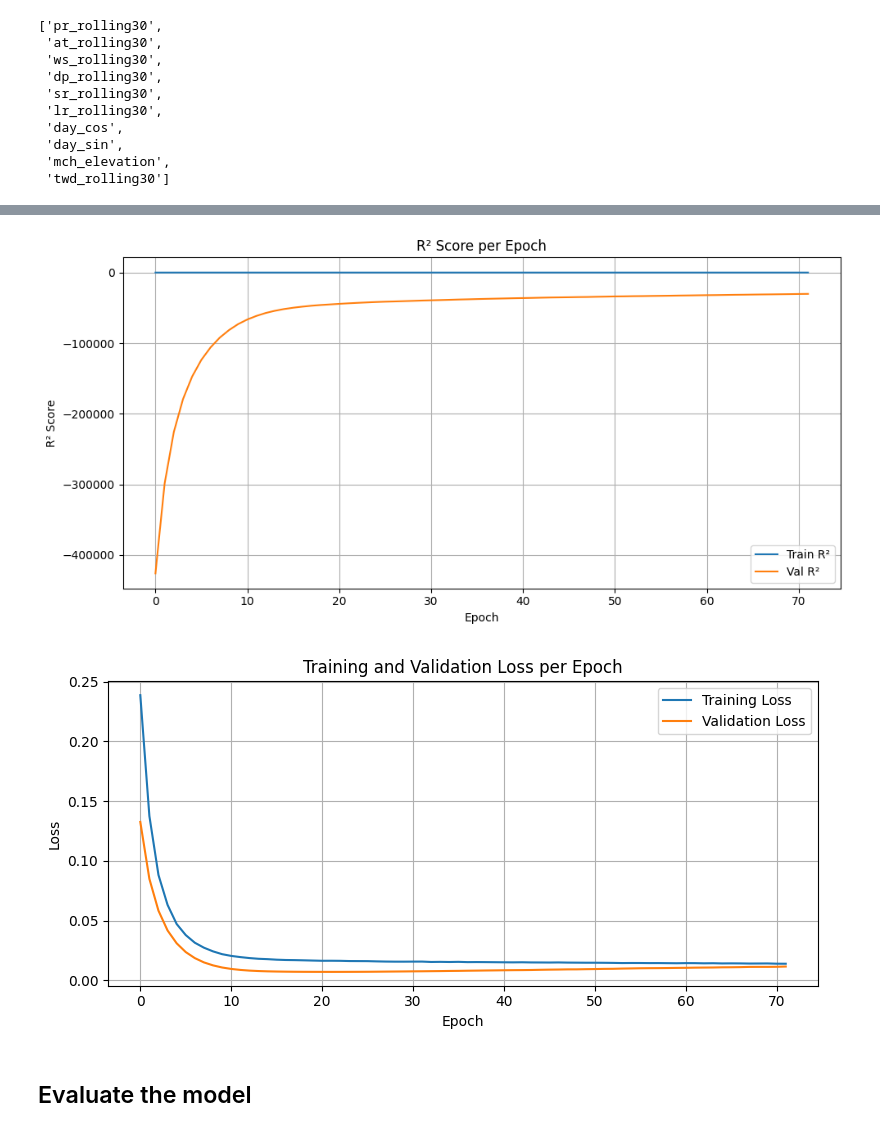
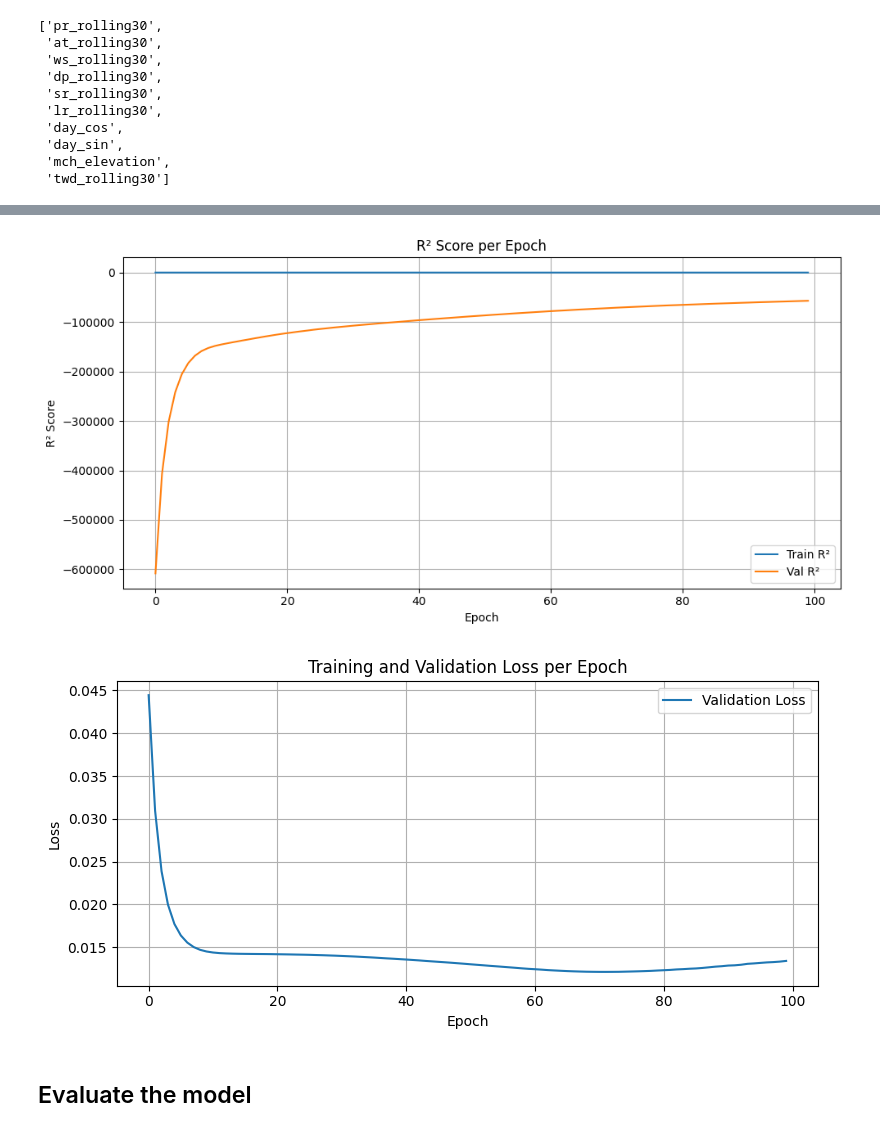
Before and after one commit to salomes97/Tree-Water-Deficit-Private, a Jupyter notebook: Transformer_Timeseries_Forecasting.ipynb, the cells around one changed output, grey strips where cells are left out. Saved outputs shown, nothing was run; the diff lists cells and outputs as text; code cells hidden in the pictures.

Commit message:
learning_rate=1e-6, weight_decay=0

```diff
--- a/Transformer_Timeseries_Forecasting.ipynb
+++ b/Transformer_Timeseries_Forecasting.ipynb
@@ -455,7 +455,11 @@ combined = Concatenate()([x, static_vec])
 output = Dense(forec_horizon, activation='softplus')(combined)
 
 # weight_decay=0 disables the benefits of AdamW
-optimizer = AdamW(learning_rate=1e-6, weight_decay=1e-4)
+# learning rate is a scalar multiplier for the computed gradients.
+#Typical values, For Adam or AdamW optimizers:
+#Common: 1e-3 (0.001)
+#Smaller for fine-tuning or transformers: 1e-4 (0.0001) or 1e-5 (0.00001)
+optimizer = AdamW(learning_rate=1e-6, weight_decay=0)
 model = Model(inputs=[seq_input, mch_input, site_input, species_input, year_input, day_sin_input, day_cos_input], outputs=output)
 model.compile(
     optimizer=optimizer,
@@ -719,20 +723,20 @@ plt.legend()
 plt.tight_layout()
 plt.show()
 # %% [output]
-[figure, old version]
+[figure, new version]
 # %%
 plt.figure(figsize=(8, 4))
-plt.plot(history.history['loss'], label='Training Loss')
+#plt.plot(history.history['loss'], label='Training Loss')
 plt.plot(history.history['val_loss'], label='Validation Loss')
 plt.xlabel('Epoch')
 plt.ylabel('Loss')
 plt.title('Training and Validation Loss per Epoch')
 plt.legend()
 plt.grid(True)
 plt.tight_layout()
 plt.show()
 # %% [output]
-[figure, old version]
+[figure, new version]
 # %% [markdown]
 ## Evaluate the model
 # %%
```
Also changed, not shown: parts of 2 cells of this notebook.
